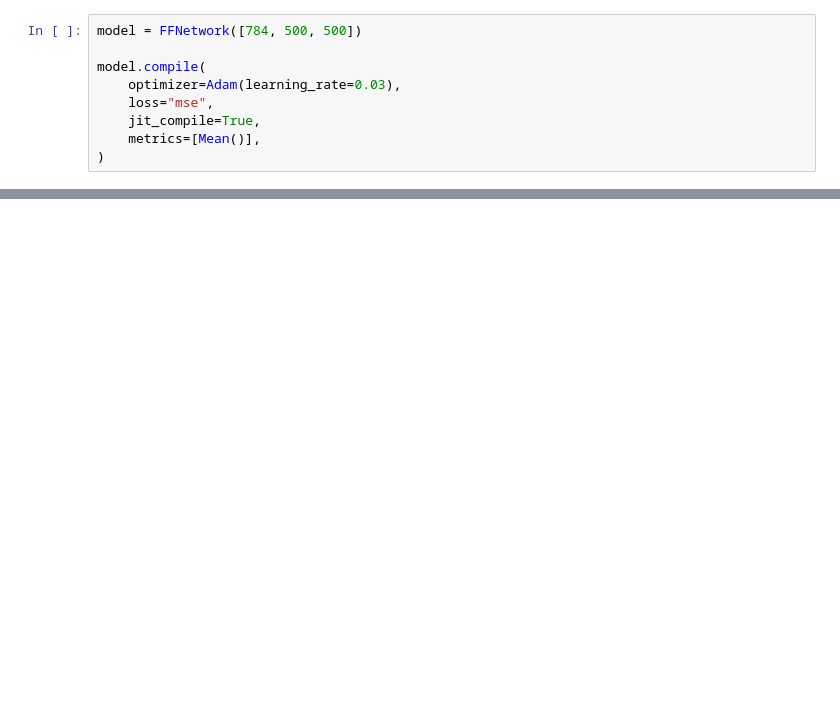
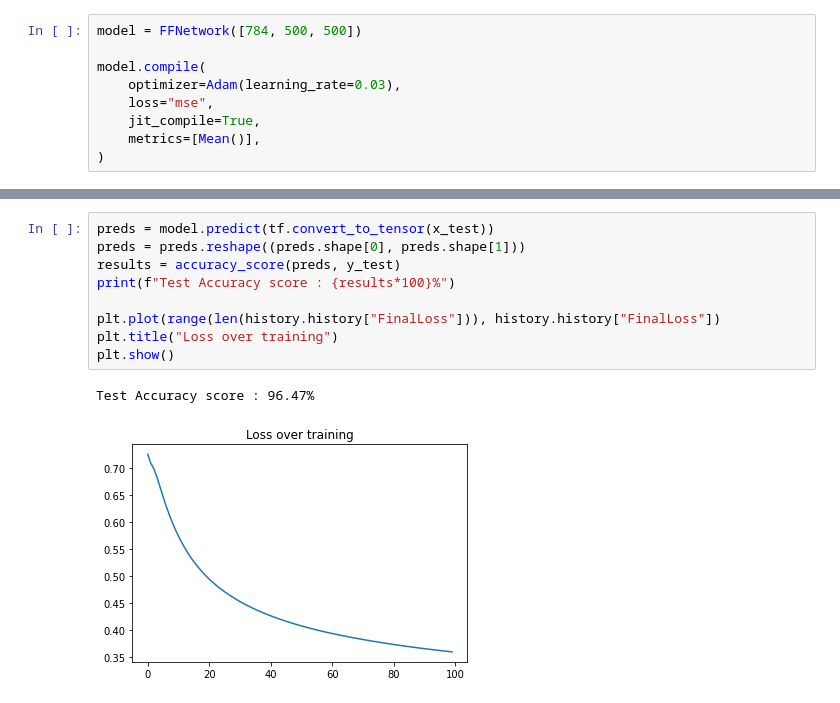
Before and after one commit to karencfisher/forward-forward, a Jupyter notebook: mnist.ipynb, the cells around one changed output, grey strips where cells are left out. Saved outputs shown, nothing was run; the diff lists cells and outputs as text; blank space fills up the shorter version.

```diff
--- a/mnist.ipynb
+++ b/mnist.ipynb
@@ -60,0 +88,12 @@ Epoch 10/100
+# %%
+preds = model.predict(tf.convert_to_tensor(x_test))
+preds = preds.reshape((preds.shape[0], preds.shape[1]))
+results = accuracy_score(preds, y_test)
+print(f"Test Accuracy score : {results*100}%")
+
+plt.plot(range(len(history.history["FinalLoss"])), history.history["FinalLoss"])
+plt.title("Loss over training")
+plt.show()
+# %% [output]
+Test Accuracy score : 96.47%
+[figure, added]
```
Also changed, not shown: parts of 4 cells of this notebook.
